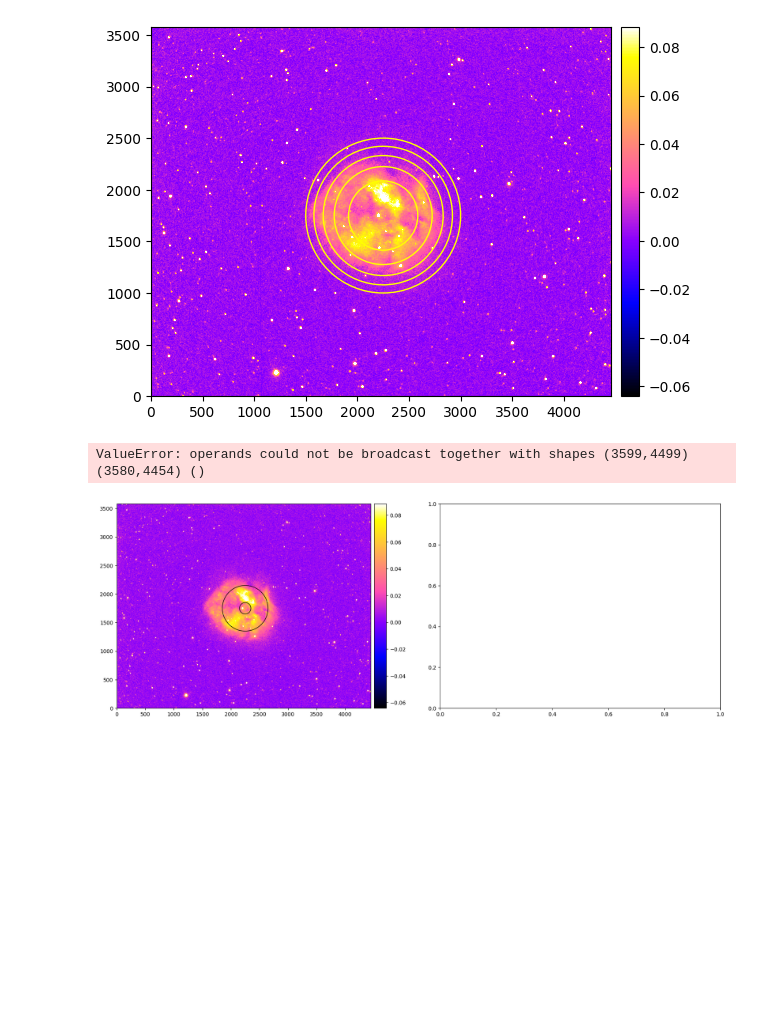
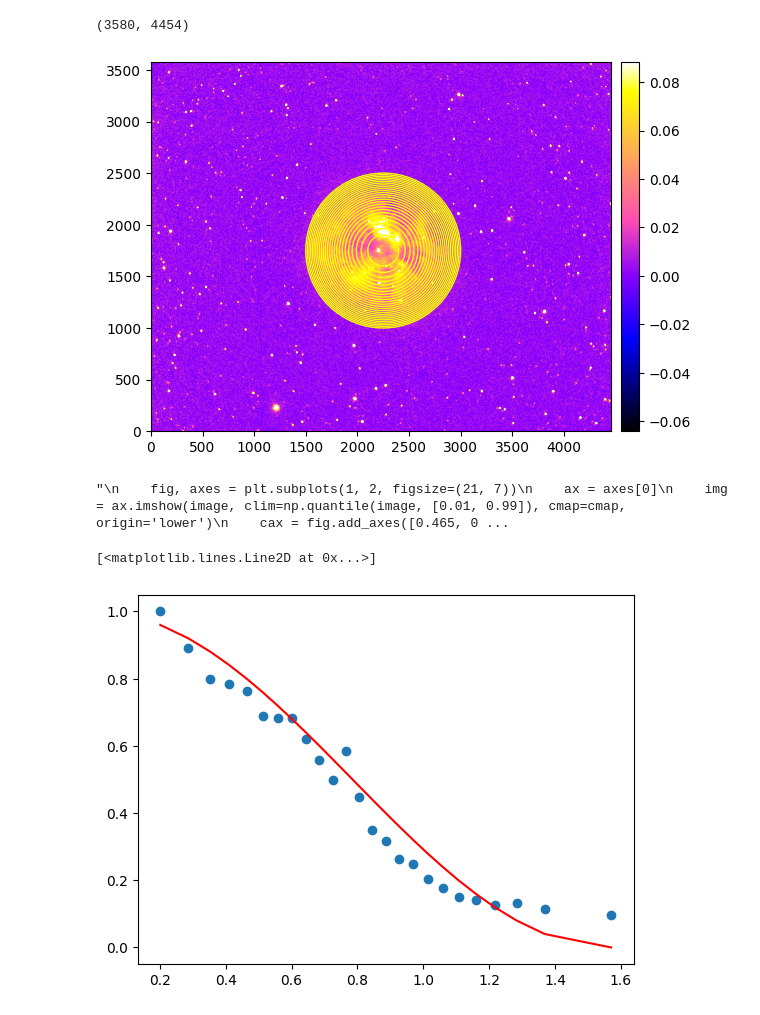
Before and after one commit to M-Bianchi/Laboratory-of-Data-Acquisition, a Jupyter notebook: Nebula rimming.ipynb, the cells around one changed output. Cells and saved outputs as stored; diff of their text form; code cells hidden in the pictures; blank space fills up the shorter version.

```diff
--- a/Nebula rimming.ipynb
+++ b/Nebula rimming.ipynb
@@ -9,7 +9,11 @@ Target_image=Target[0].data
 
 radius = 750
 center = (2250, 1750)
-N = 5
+N = 25
+
+Target_image.shape
+# %% [output]
+(3580, 4454)
 # %%
 #Find an array of radii to have N concentric disks of equal area
 def Rimming(radius,N):
@@ -29,10 +33,10 @@ for i in range(len(r)):
     circle.append(plt.Circle(center,r[i],color='yellow',fill=False))
     plt.gca().add_patch(circle[i])
 # %% [output]
-[figure, old version]
+[figure, new version]
 # %%
 # Function to cover the nebula with a circular mask
-def Create_Circular_Mask(r1, r2, image=Target_image, h=3599, w=4499, center=center, cmap='gnuplot2'):
+def Create_Circular_Mask(r1, r2, image=Target_image, h=3580, w=4454, center=center, cmap='gnuplot2'):
     Y, X = np.ogrid[:h, :w]
     dist_from_center = np.sqrt((X - center[0])**2 + (Y-center[1])**2)
 
@@ -44,7 +48,11 @@ def Create_Circular_Mask(r1, r2, image=Target_image, h=3599, w=4499, center=cent
     circ_int = plt.Circle(center, r1, color='black', fill=False)
     circ_ext = plt.Circle(center, r2, color='black', fill=False)
 
+    Rim_flux = np.sum(np.where(mask_tot, image, 0))
 
+    return Rim_flux
+
+'''
     fig, axes = plt.subplots(1, 2, figsize=(21, 7))
     ax = axes[0]
     img = ax.imshow(image, clim=np.quantile(image, [0.01, 0.99]), cmap=cmap, origin='lower')
@@ -53,16 +61,22 @@ def Create_Circular_Mask(r1, r2, image=Target_image, h=3599, w=4499, center=cent
     ax.add_patch(circ_int)
     ax.add_patch(circ_ext)
 
-    Rim_flux = np.sum(np.where(mask_tot, image, 0))
 
     ax = axes[1]
     img = ax.imshow(np.where(mask_tot, image, 0), clim=np.quantile(np.where(mask_tot, image, 0), [0.01, 0.99]), cmap=cmap, origin='lower')
     cax = fig.add_axes([0.887, 0.11, 0.015, 0.77])
     fig.colorbar(img, cax=cax);
-
-    return Rim_flux
+'''
+# %% [output]
+"\n    fig, axes = plt.subplots(1, 2, figsize=(21, 7))\n    ax = axes[0]\n    img = ax.imshow(image, clim=np.quantile(image, [0.01, 0.99]), cmap=cmap, origin='lower')\n    cax = fig.add_axes([0.465, 0 ...
 # %%
-mask_disk = Create_Circular_Mask(r1=100, r2=400)
+Rim = []
+for i in range(1,len(r)):
+    Rim.append(np.sum(Create_Circular_Mask(r1=r[i-1], r2=r[i])))
+
+theta = np.arcsin(np.array(r)/radius)
+plt.scatter(theta[1:],Rim/np.max(Rim))
+plt.plot(theta[1:],np.cos(theta[1:])**2,color='red')
 # %% [output]
-ValueError: operands could not be broadcast together with shapes (3599,4499) (3580,4454) ()
+[<matplotlib.lines.Line2D at 0x...>]
-[figure, old version]
+[figure, new version]
```
